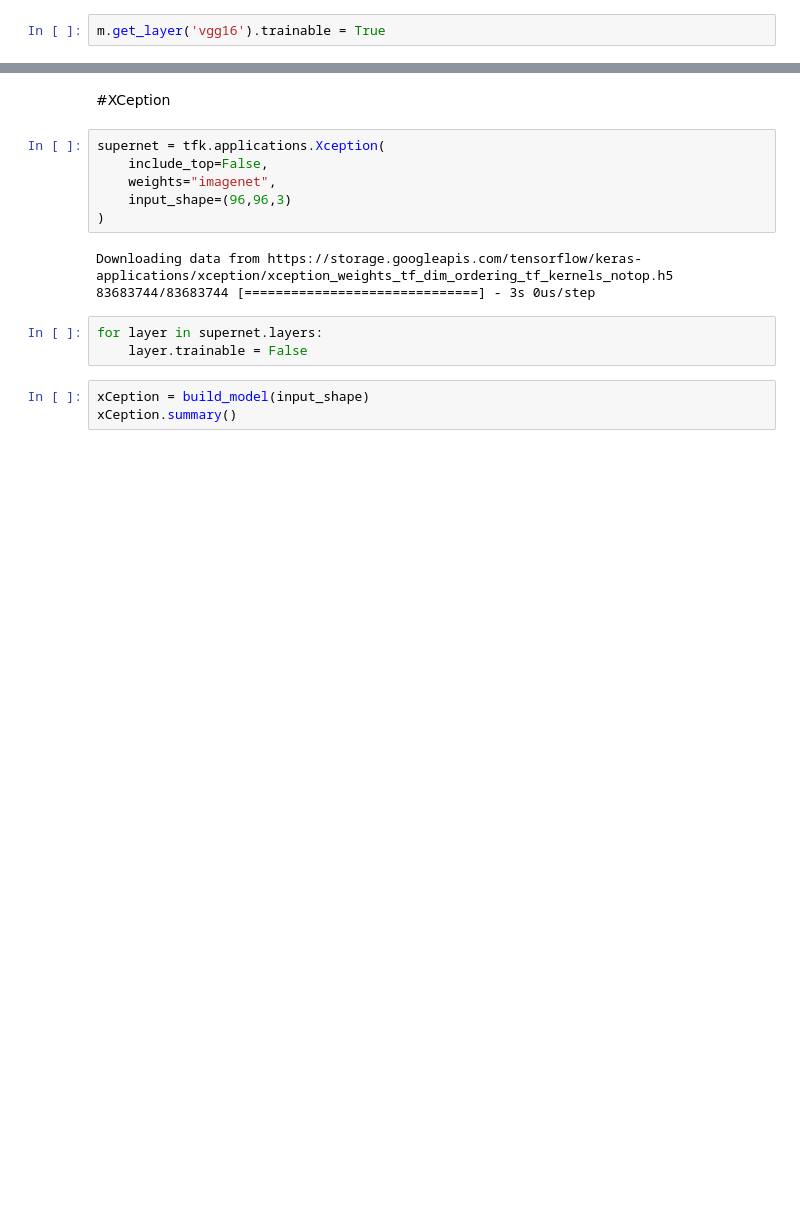
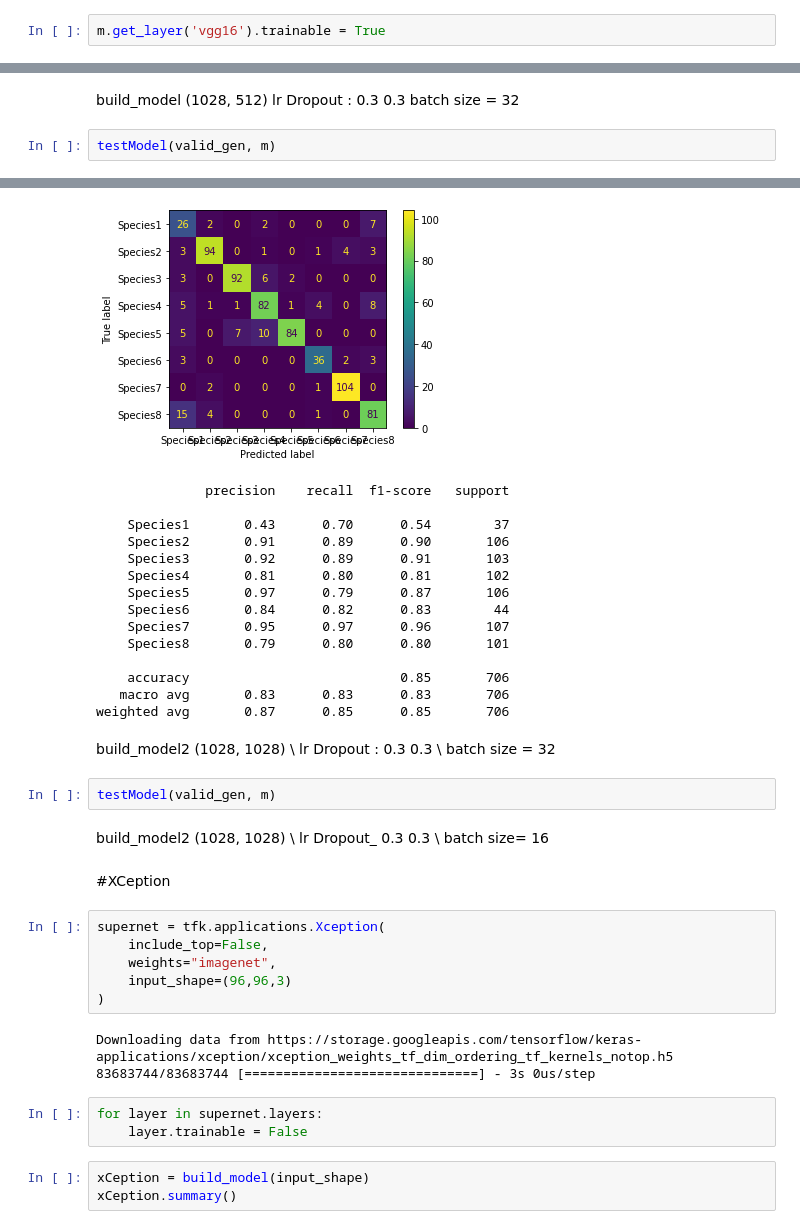
Before and after one commit to maurofama99/AN2DL_Homeworks, a Jupyter notebook: ANN_challenge1_v2.ipynb, the cells around one changed output, grey strips where cells are left out. Saved outputs shown, nothing was run; the diff lists cells and outputs as text; blank space fills up the shorter version.

```diff
--- a/ANN_challenge1_v2.ipynb
+++ b/ANN_challenge1_v2.ipynb
@@ -467,0 +458,7 @@ weighted avg       0.85      0.84      0.84       706
+# %% [markdown]
+build_model (1028, 512)
+lr Dropout : 0.3 0.3
+batch size = 32
+# %%
+testModel(valid_gen, m)
+# %% [output]
@@ -468,3 +466,28 @@ weighted avg       0.85      0.84      0.84       706
+[figure, added]
+              precision    recall  f1-score   support
+
+    Species1       0.43      0.70      0.54        37
+    Species2       0.91      0.89      0.90       106
+    Species3       0.92      0.89      0.91       103
+    Species4       0.81      0.80      0.81       102
+    Species5       0.97      0.79      0.87       106
+    Species6       0.84      0.82      0.83        44
+    Species7       0.95      0.97      0.96       107
+    Species8       0.79      0.80      0.80       101
+
+    accuracy                           0.85       706
+   macro avg       0.83      0.83      0.83       706
+weighted avg       0.87      0.85      0.85       706
+# %% [markdown]
+build_model2 (1028, 1028) \\
+lr Dropout : 0.3 0.3 \\
+batch size = 32
+# %%
+testModel(valid_gen, m)
+# %% [markdown]
+build_model2 (1028, 1028) \\
+lr Dropout_ 0.3 0.3 \\
+batch size= 16
 # %% [markdown]
 #XCeption
 # %%
```
Also changed, not shown: parts of 38 cells of this notebook.
